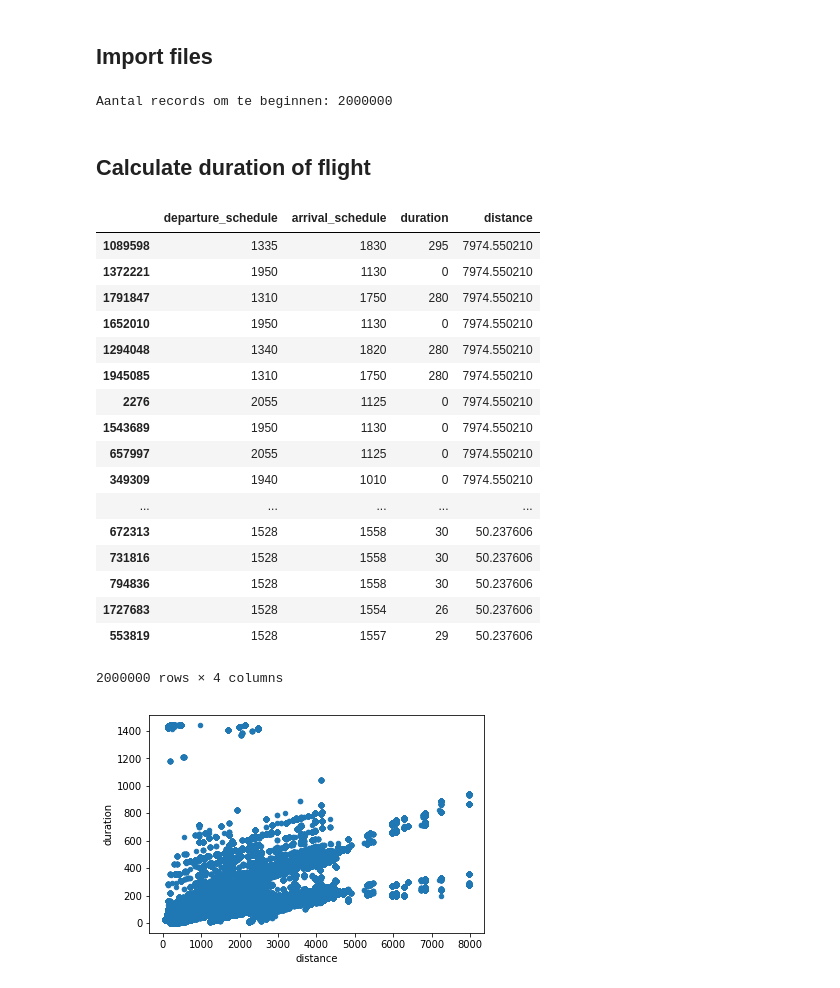
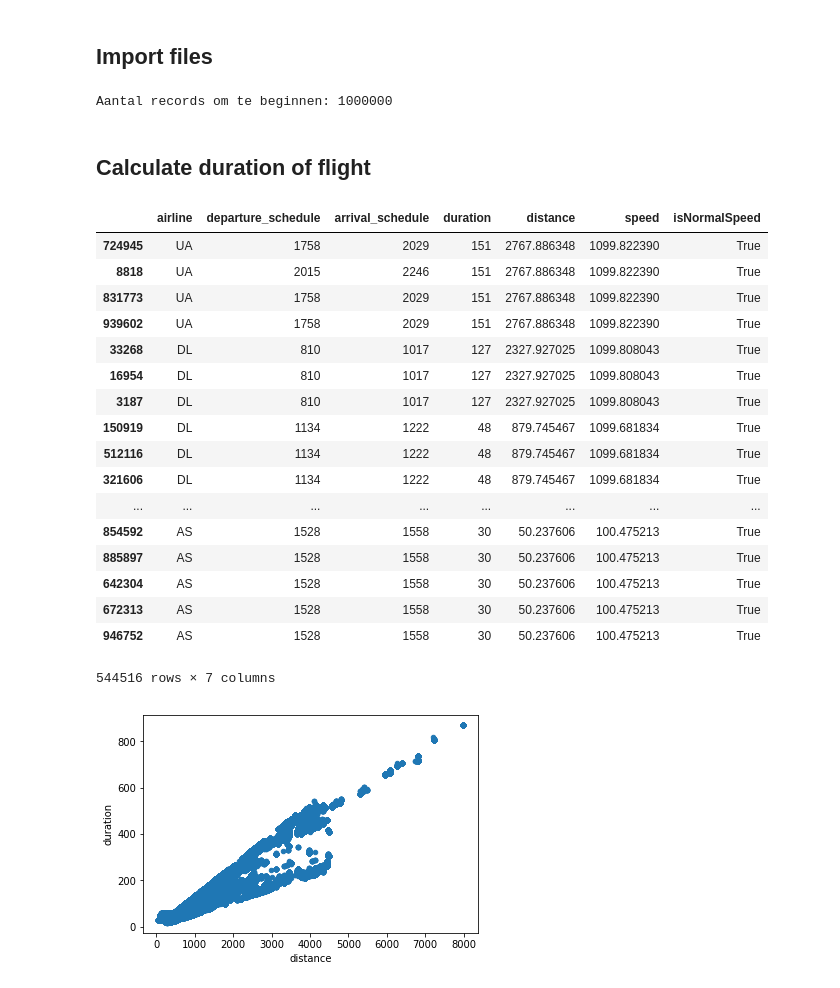
Before and after one commit to DepickereSven/Datatonic-challenge, a Jupyter notebook: Scripts/Machine Learning.ipynb, the cells around one changed output. Drawn from its saved outputs; the diff is of its cells as text; code cells hidden in the pictures.

```diff
--- a/Scripts/Machine Learning.ipynb
+++ b/Scripts/Machine Learning.ipynb
@@ -10,21 +12,14 @@ import glob
 BASIC_PATH = '../Data/'
 ALL_FILES = BASIC_PATH + '*.csv'
 
-def readAllFiles():
-    files = glob.glob(ALL_FILES)
-    frames = []
+def readOneFile(url):
+    return pd.read_csv(url, index_col = 0)
 
-    for file in files[0:2]:
-        df = pd.read_csv(file, index_col = 0)
-        frames.append(df)
-
-    return pd.concat(frames)
-
-data = readAllFiles()
+data = readOneFile(BASIC_PATH + "flights_2010_0.csv")
 print("Aantal records om te beginnen:", len(data))
-data = pd.DataFrame(data=data, columns=["departure_schedule", "arrival_schedule", "duration", "distance"])
+data = pd.DataFrame(data=data, columns=["airline", "departure_schedule", "arrival_schedule", "duration", "distance", "speed"])
 # %% [output]
-Aantal records om te beginnen: 2000000
+Aantal records om te beginnen: 1000000
 # %% [markdown]
 ## Calculate duration of flight
 # %%
@@ -61,28 +56,48 @@ for i, row in data.iterrows():
     durations.append(duration)
 
 data["duration"] = durations
+# %%
+speeds = []
+for i, row in data.iterrows():
+    speed = row["distance"] / (row["duration"] / 60)
+    speed = speed
+    speeds.append(speed)
+
+data["speed"] = speeds
+# %%
+## Cleanup
+def isNormalSpeed(speed, distance):
+    return (speed > 450 and speed <=1100) or (speed / distance) >= 1 and (speed / distance) <= 2 and speed <= 1100;
+
+isNormalSpeeds = []
+for i, row in data.iterrows():
+    isNormalSpeeds.append(isNormalSpeed(row["speed"], row["distance"]))
+
+data["isNormalSpeed"] = isNormalSpeeds
+
+filtered_data = data[data["isNormalSpeed"]]
 # %%
-data.sort_values(by=["distance"], ascending=False)
+filtered_data.sort_values(by='speed', ascending=False)
 # %% [output]
-|  | departure_schedule | arrival_schedule | duration | distance |
-| 1089598 | 1335 | 1830 | 295 | 7974.550210 |
-| 1372221 | 1950 | 1130 | 0 | 7974.550210 |
-| 1791847 | 1310 | 1750 | 280 | 7974.550210 |
-| 1652010 | 1950 | 1130 | 0 | 7974.550210 |
-| 1294048 | 1340 | 1820 | 280 | 7974.550210 |
-| 1945085 | 1310 | 1750 | 280 | 7974.550210 |
-| 2276 | 2055 | 1125 | 0 | 7974.550210 |
-| 1543689 | 1950 | 1130 | 0 | 7974.550210 |
-| 657997 | 2055 | 1125 | 0 | 7974.550210 |
-| 349309 | 1940 | 1010 | 0 | 7974.550210 |
-| ... | ... | ... | ... | ... |
-| 672313 | 1528 | 1558 | 30 | 50.237606 |
-| 731816 | 1528 | 1558 | 30 | 50.237606 |
-| 794836 | 1528 | 1558 | 30 | 50.237606 |
-| 1727683 | 1528 | 1554 | 26 | 50.237606 |
-| 553819 | 1528 | 1557 | 29 | 50.237606 |
+|  | airline | departure_schedule | arrival_schedule | duration | distance | speed | isNormalSpeed |
+| 724945 | UA | 1758 | 2029 | 151 | 2767.886348 | 1099.822390 | True |
+| 8818 | UA | 2015 | 2246 | 151 | 2767.886348 | 1099.822390 | True |
+| 831773 | UA | 1758 | 2029 | 151 | 2767.886348 | 1099.822390 | True |
+| 939602 | UA | 1758 | 2029 | 151 | 2767.886348 | 1099.822390 | True |
+| 33268 | DL | 810 | 1017 | 127 | 2327.927025 | 1099.808043 | True |
+| 16954 | DL | 810 | 1017 | 127 | 2327.927025 | 1099.808043 | True |
+| 3187 | DL | 810 | 1017 | 127 | 2327.927025 | 1099.808043 | True |
+| 150919 | DL | 1134 | 1222 | 48 | 879.745467 | 1099.681834 | True |
+| 512116 | DL | 1134 | 1222 | 48 | 879.745467 | 1099.681834 | True |
+| 321606 | DL | 1134 | 1222 | 48 | 879.745467 | 1099.681834 | True |
+| ... | ... | ... | ... | ... | ... | ... | ... |
+| 854592 | AS | 1528 | 1558 | 30 | 50.237606 | 100.475213 | True |
+| 885897 | AS | 1528 | 1558 | 30 | 50.237606 | 100.475213 | True |
+| 642304 | AS | 1528 | 1558 | 30 | 50.237606 | 100.475213 | True |
+| 672313 | AS | 1528 | 1558 | 30 | 50.237606 | 100.475213 | True |
+| 946752 | AS | 1528 | 1558 | 30 | 50.237606 | 100.475213 | True |
-2000000 rows × 4 columns
+544516 rows × 7 columns
 # %%
-data.plot.scatter(x='distance', y='duration');
+filtered_data.plot.scatter(x='distance', y='duration');
 # %% [output]
-[figure, old version]
+[figure, new version]
```
Also changed, not shown: parts of 1 cell of this notebook.
